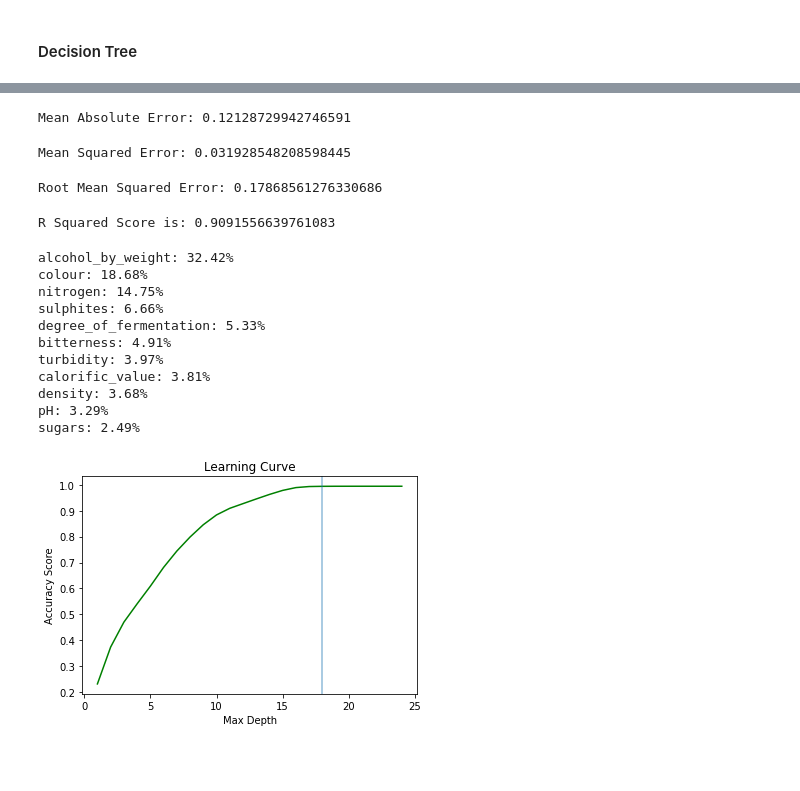
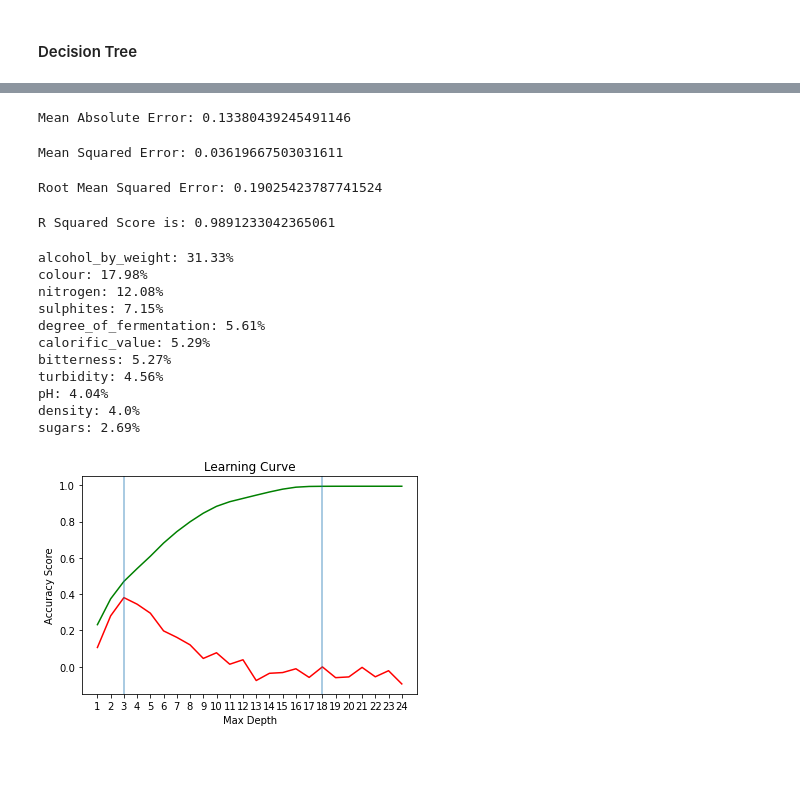
Before and after one commit to OisinB-2814/MLA3, a Jupyter notebook: MLA3.ipynb, the cells around one changed output, grey strips where cells are left out. Cells and saved outputs as stored; diff of their text form; code cells hidden in the pictures; blank space fills up the shorter version.

Commit message:
Worked out test scores and started cross validation

```diff
--- a/MLA3.ipynb
+++ b/MLA3.ipynb
@@ -64,5 +66,3 @@ Name: rating, Length: 935, dtype: float64
-# %%
-X_train, X_test, y_train, y_test = train_test_split(X, y, test_size = 0.2, random_state = 42)
 # %% [markdown]
 When running the model on every variable we have, it doesn't produce a good result so I need to limit them based on how good they correlate with rating scores
 # %%
@@ -127,0 +138,23 @@ prediction_error = y_test - predictions
+# %%
+folds = KFold(n_splits = 5, shuffle = True, random_state = 100)
+
+# step-2: specify range of hyperparameters to tune
+hyper_params = [{'n_features_to_select': list(range(1, 12))}]
+
+
+# step-3: perform grid search
+# 3.1 specify model
+lm = LinearRegression()
+lm.fit(X_train, y_train)
+rfe = RFE(lm)
+
+# 3.2 call GridSearchCV()
+model_cv = GridSearchCV(estimator = rfe,
+                        param_grid = hyper_params,
+                        scoring= 'r2',
+                        cv = folds,
+                        verbose = 1,
+                        return_train_score=True)
+
+# fit the model
+model_cv.fit(X_train, y_train)
@@ -127,0 +200,13 @@ prediction_error = y_test - predictions
+# %%
+n_features_optimal = 11
+
+lm = LinearRegression()
+lm.fit(X_train, y_train)
+
+rfe = RFE(lm, n_features_to_select=n_features_optimal)
+rfe = rfe.fit(X_train, y_train)
+
+# predict prices of X_test
+y_pred = lm.predict(X_test)
+r2 = metrics.r2_score(y_test, y_pred)
+print(r2)
@@ -128,7 +215,7 @@ prediction_error = y_test - predictions
 # %% [markdown]
 #### Decision Tree
 # %%
-rt = DecisionTreeRegressor(max_depth = 11)
+rt = DecisionTreeRegressor(max_depth = 5)
 rt.fit(X_train, y_train)
 y_pred = rt.predict(X_test)
 # %%
@@ -151,49 +242,52 @@ graphviz.Source(dot_data)
 # %%
 print('Mean Absolute Error:', metrics.mean_absolute_error(y_test, y_pred))
 # %% [output]
-Mean Absolute Error: 0.12128729942746591
+Mean Absolute Error: 0.13380439245491146
 # %%
 print('Mean Squared Error:', metrics.mean_squared_error(y_test, y_pred))
 # %% [output]
-Mean Squared Error: 0.031928548208598445
+Mean Squared Error: 0.03619667503031611
 # %%
 print('Root Mean Squared Error:', np.sqrt(metrics.mean_squared_error(y_test, y_pred)))
 # %% [output]
-Root Mean Squared Error: 0.17868561276330686
+Root Mean Squared Error: 0.19025423787741524
 # %%
 print('R Squared Score is:', rt.score(X_train, y_train))
 # %% [output]
-R Squared Score is: 0.9091556639761083
+R Squared Score is: 0.9891233042365061
 # %%
 for importance, name in sorted(zip(rt.feature_importances_, X_train.columns), reverse = True):
     print (f'{name}:', f'{round(100 * importance, 2)}%')
 # %% [output]
-alcohol_by_weight: 32.42%
-colour: 18.68%
-nitrogen: 14.75%
-sulphites: 6.66%
-degree_of_fermentation: 5.33%
-bitterness: 4.91%
-turbidity: 3.97%
-calorific_value: 3.81%
-density: 3.68%
-pH: 3.29%
-sugars: 2.49%
+alcohol_by_weight: 31.33%
+colour: 17.98%
+nitrogen: 12.08%
+sulphites: 7.15%
+degree_of_fermentation: 5.61%
+calorific_value: 5.29%
+bitterness: 5.27%
+turbidity: 4.56%
+pH: 4.04%
+density: 4.0%
+sugars: 2.69%
 # %%
 l = []
 n = []
+m = []
 for i in range(1, 25):
     n.append(i)
     rt = DecisionTreeRegressor(max_depth = i)
     rt.fit(X_train, y_train)
     l.append(rt.score(X_train, y_train))
+    m.append(rt.score(X_test, y_test))
 plt.plot(n, l, 'g-')
+plt.plot(n, m, 'r-')
 plt.xlabel('Max Depth')
 plt.ylabel('Accuracy Score')
 plt.title('Learning Curve')
 plt.axvline(x = 18, alpha = 0.5)
+plt.axvline(x = 3, alpha = 0.5)
+plt.xticks(np.arange(1,25))
 plt.show()
 # %% [output]
-[figure, old version]
+[figure, new version]
-# %% [markdown]
-####
```
Also changed, not shown: parts of 23 cells of this notebook.
